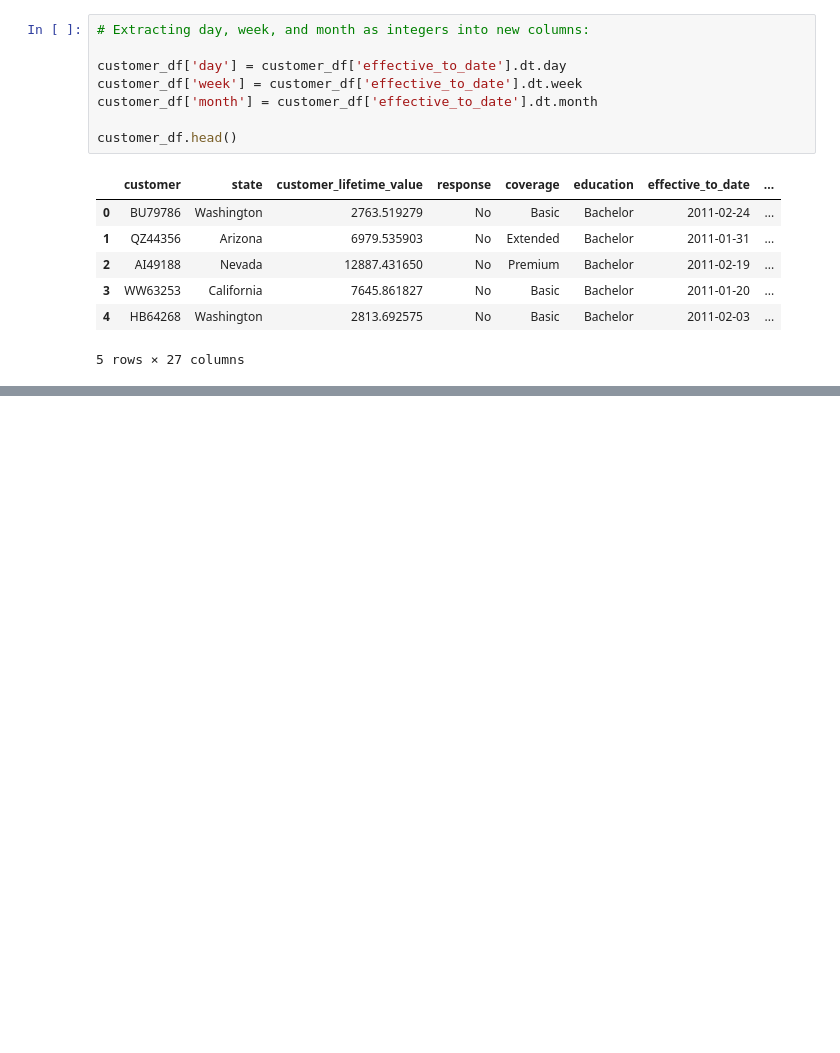
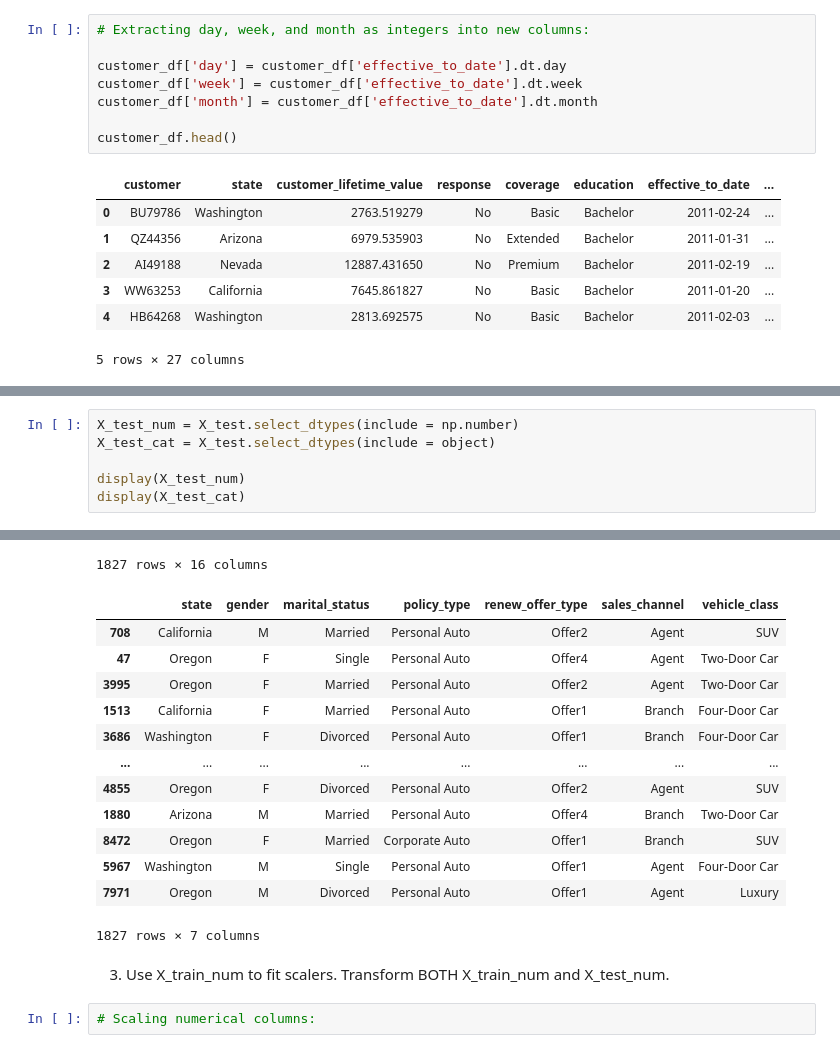
Before and after one commit to JM-IH-DA/lab-cleaning-numerical-data, a Jupyter notebook: files_for_lab/lab-cleaning-numerical-categorical-data.ipynb, the cells around one changed output, grey strips where cells are left out. Cells and saved outputs as stored; diff of their text form; blank space fills up the shorter version.

```diff
--- a/files_for_lab/lab-cleaning-numerical-categorical-data.ipynb
+++ b/files_for_lab/lab-cleaning-numerical-categorical-data.ipynb
@@ -997,0 +1177,7 @@ customer_df.head()
+# %%
+X_test_num = X_test.select_dtypes(include = np.number)
+X_test_cat = X_test.select_dtypes(include = object)
+
+display(X_test_num)
+display(X_test_cat)
+# %% [output]
@@ -997,0 +1196,18 @@ customer_df.head()
+1827 rows × 16 columns
+|  | state | gender | marital_status | policy_type | renew_offer_type | sales_channel | vehicle_class |
+| 708 | California | M | Married | Personal Auto | Offer2 | Agent | SUV |
+| 47 | Oregon | F | Single | Personal Auto | Offer4 | Agent | Two-Door Car |
+| 3995 | Oregon | F | Married | Personal Auto | Offer2 | Agent | Two-Door Car |
+| 1513 | California | F | Married | Personal Auto | Offer1 | Branch | Four-Door Car |
+| 3686 | Washington | F | Divorced | Personal Auto | Offer1 | Branch | Four-Door Car |
+| ... | ... | ... | ... | ... | ... | ... | ... |
+| 4855 | Oregon | F | Divorced | Personal Auto | Offer2 | Agent | SUV |
+| 1880 | Arizona | M | Married | Personal Auto | Offer4 | Branch | Two-Door Car |
+| 8472 | Oregon | F | Married | Corporate Auto | Offer1 | Branch | SUV |
+| 5967 | Washington | M | Single | Personal Auto | Offer1 | Agent | Four-Door Car |
+| 7971 | Oregon | M | Divorced | Personal Auto | Offer1 | Agent | Luxury |
+1827 rows × 7 columns
+# %% [markdown]
+3. Use X_train_num to fit scalers. Transform BOTH X_train_num and X_test_num.
+# %%
+# Scaling numerical columns:
```
Also changed, not shown: parts of 51 cells of this notebook, 2 other files.
